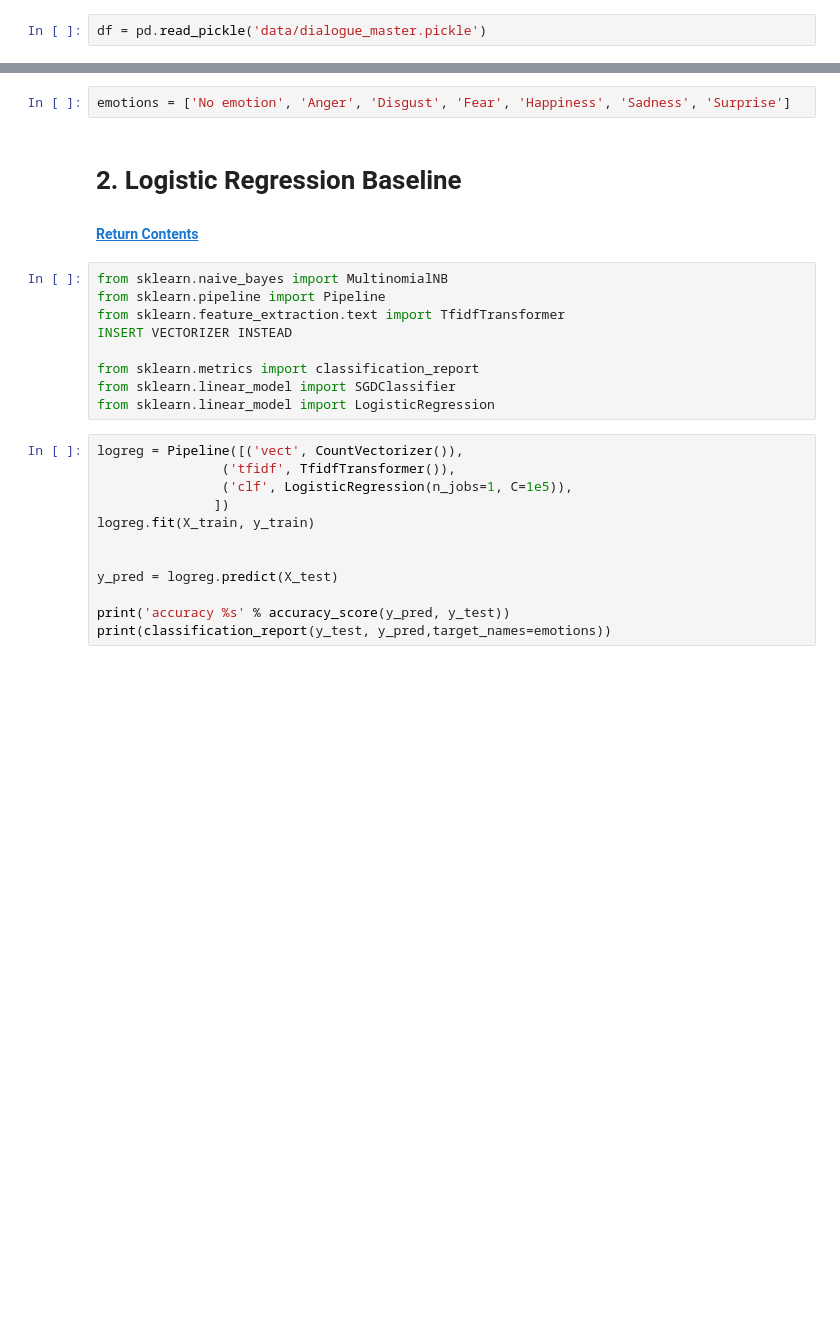
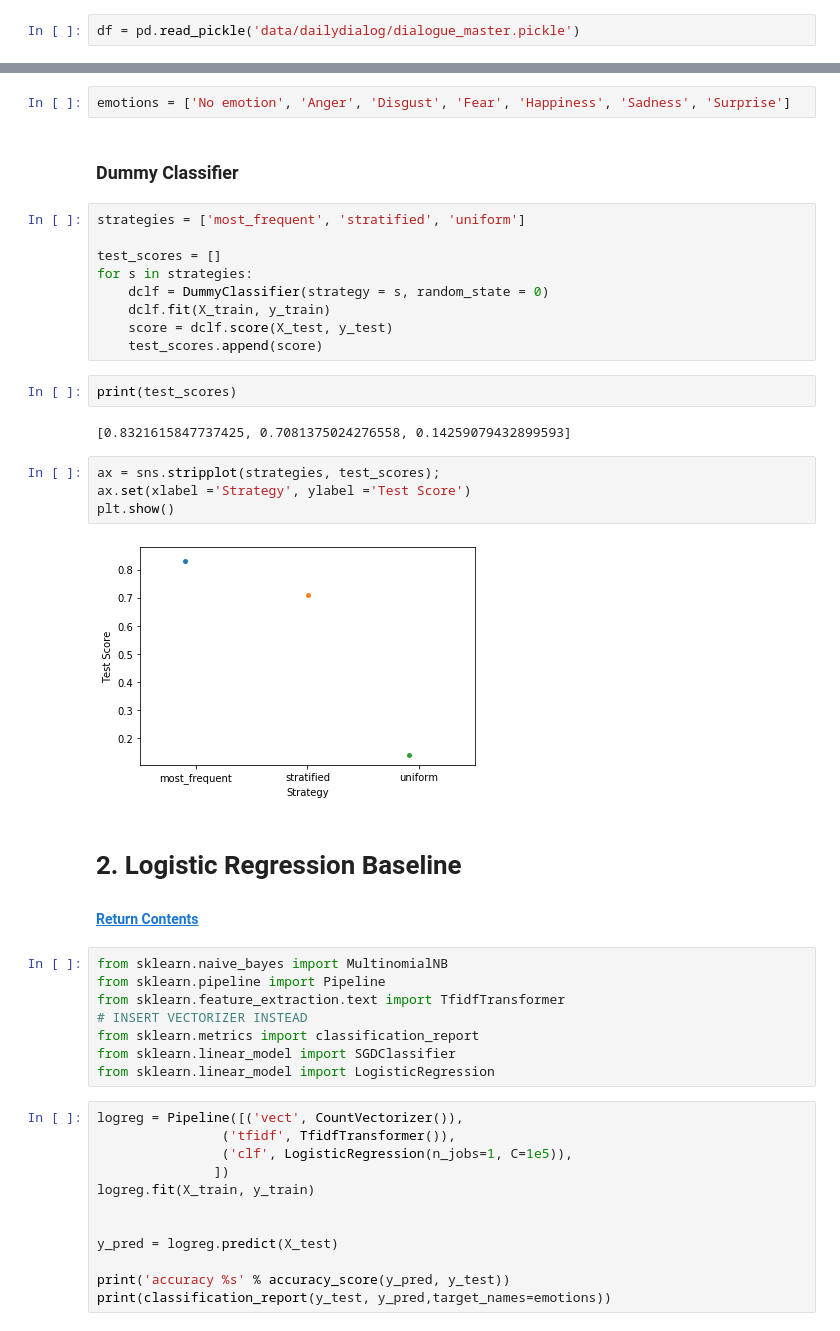
Before and after one commit to mfflavell/AEI_Artifical_Emotional_Intelligence, a Jupyter notebook: emotion_ai_baseline_modeling.ipynb, the cells around one changed output, grey strips where cells are left out. Drawn from its saved outputs; the diff is of its cells as text; blank space fills up the shorter version.

```diff
--- a/emotion_ai_baseline_modeling.ipynb
+++ b/emotion_ai_baseline_modeling.ipynb
@@ -65,7 +66,7 @@ warnings.filterwarnings('ignore')
 # %% [markdown]
 # Data Import and Review
 # %%
-df = pd.read_pickle('data/dialogue_master.pickle')
+df = pd.read_pickle('data/dailydialog/dialogue_master.pickle')
 # %%
 df.head()
 # %% [output]
@@ -100,6 +101,27 @@ y = df.emotion
 X_train, X_test, y_train, y_test = train_test_split(X, y, test_size=0.25, random_state = 42)
 # %%
 emotions = ['No emotion', 'Anger', 'Disgust', 'Fear', 'Happiness', 'Sadness', 'Surprise']
+# %% [markdown]
+### Dummy Classifier
+# %%
+strategies = ['most_frequent', 'stratified', 'uniform']
+
+test_scores = []
+for s in strategies:
+    dclf = DummyClassifier(strategy = s, random_state = 0)
+    dclf.fit(X_train, y_train)
+    score = dclf.score(X_test, y_test)
+    test_scores.append(score)
+# %%
+print(test_scores)
+# %% [output]
+[0.8321615847737425, 0.7081375024276558, 0.14259079432899593]
+# %%
+ax = sns.stripplot(strategies, test_scores);
+ax.set(xlabel ='Strategy', ylabel ='Test Score')
+plt.show()
+# %% [output]
+[figure, added]
 # %% [markdown]
 # <span id="2"></span>2. Logistic Regression Baseline
 #### [Return Contents](#0)
@@ -107,8 +129,7 @@ emotions = ['No emotion', 'Anger', 'Disgust', 'Fear', 'Happiness', 'Sadness', 'S
 from sklearn.naive_bayes import MultinomialNB
 from sklearn.pipeline import Pipeline
 from sklearn.feature_extraction.text import TfidfTransformer
-INSERT VECTORIZER INSTEAD
-
+# INSERT VECTORIZER INSTEAD
 from sklearn.metrics import classification_report
 from sklearn.linear_model import SGDClassifier
 from sklearn.linear_model import LogisticRegression
```
Also changed, not shown: parts of 5 cells of this notebook.
